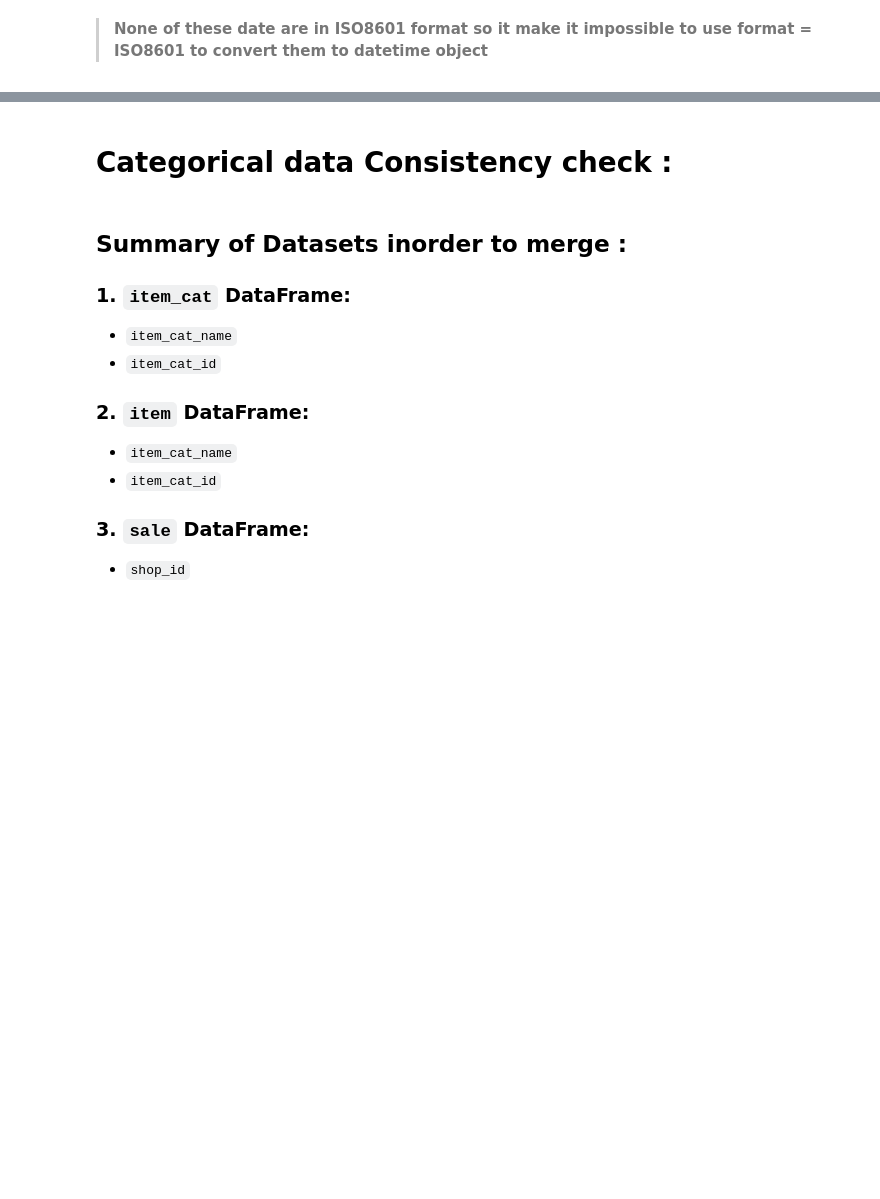
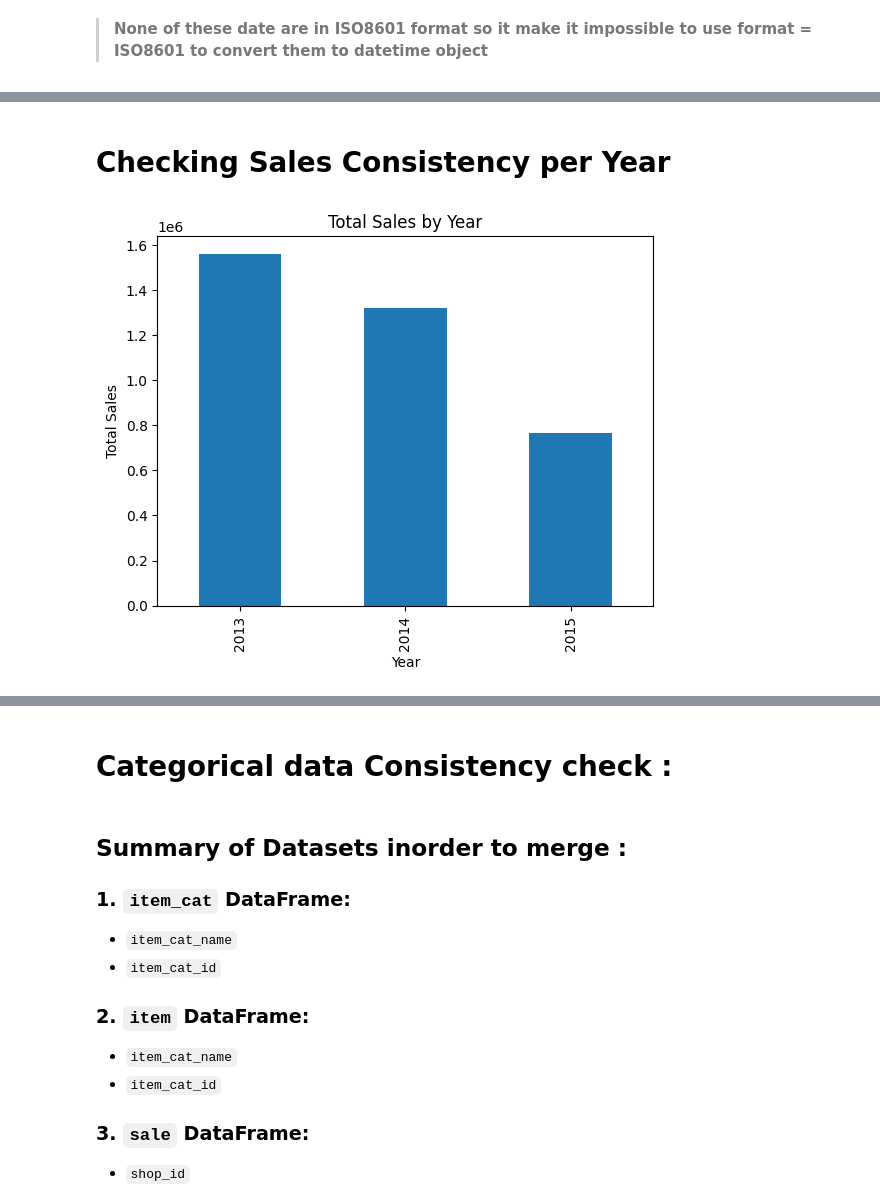
Before and after one commit to ArvinDodangeh/DS, a Jupyter notebook: notebooks/DQC_v2.ipynb, the cells around one changed output, grey strips where cells are left out. Cells and saved outputs as stored; diff of their text form; code cells hidden in the pictures; blank space fills up the shorter version.

```diff
--- a/notebooks/DQC_v2.ipynb
+++ b/notebooks/DQC_v2.ipynb
@@ -473,0 +502,17 @@ plt.show()
+# %%
+yearly_sales = data_sales.groupby('year')['item_cnt_day'].sum()
+monthly_sales = data_sales.groupby(['year', 'month'])['item_cnt_day'].sum().reset_index()
+daily_sales = data_sales.groupby(['year', 'month', 'day'])['item_cnt_day'].sum().reset_index()
+# %% [markdown]
+# Checking Sales Consistency per Year
+# %%
+# Checking per year :
+
+
+yearly_sales.plot(kind='bar')
+plt.title('Total Sales by Year')
+plt.xlabel('Year')
+plt.ylabel('Total Sales')
+plt.show()
+# %% [output]
+[figure, added]
```
Also changed, not shown: parts of 50 cells of this notebook.
